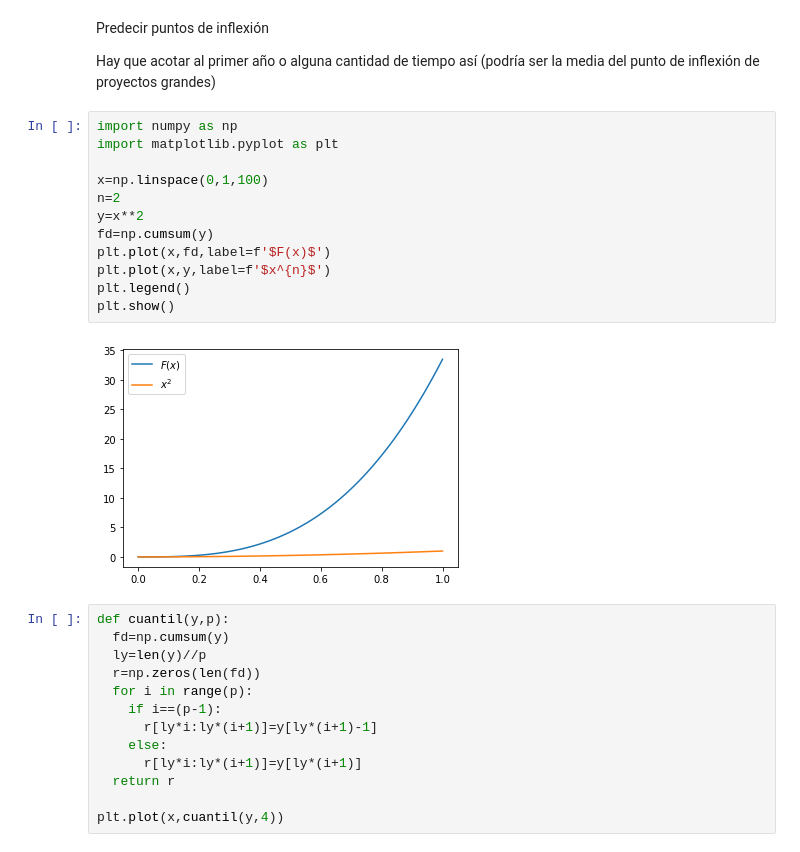
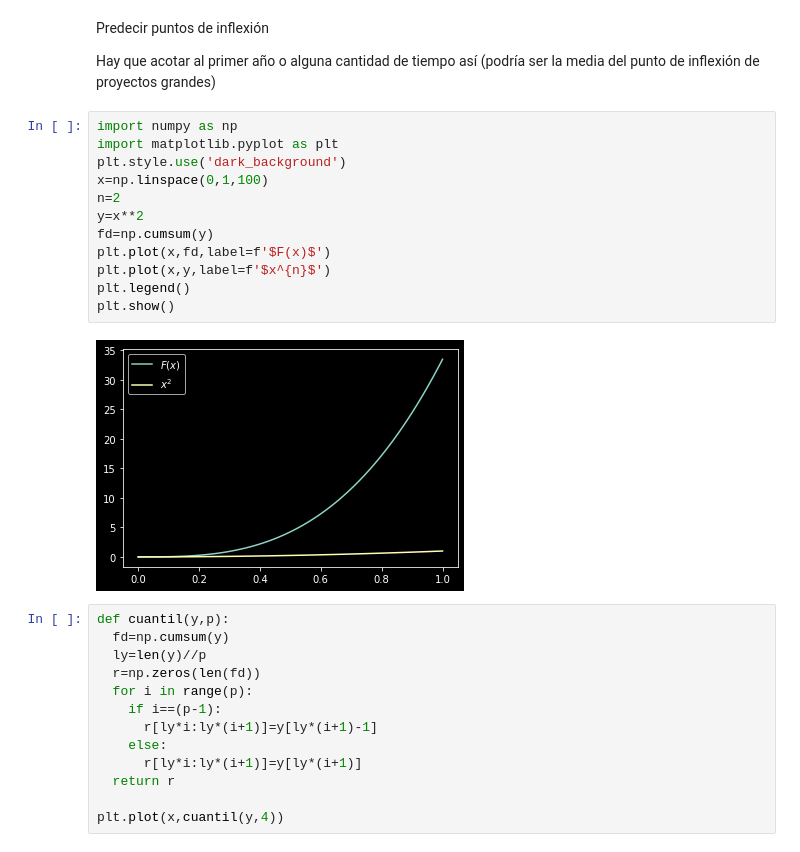
Before and after one commit to FunkySpiderman/Promisearch, a Jupyter notebook: borrador/pruebas_elbow.ipynb, the cells around one changed output. Cells and saved outputs as stored; diff of their text form.

```diff
--- a/borrador/pruebas_elbow.ipynb
+++ b/borrador/pruebas_elbow.ipynb
@@ -5,17 +5,17 @@ Hay que acotar al primer año o alguna cantidad de tiempo así (podría ser la m
 # %%
 import numpy as np
 import matplotlib.pyplot as plt
-
+plt.style.use('dark_background')
 x=np.linspace(0,1,100)
 n=2
 y=x**2
 fd=np.cumsum(y)
 plt.plot(x,fd,label=f'$F(x)$')
 plt.plot(x,y,label=f'$x^{n}$')
 plt.legend()
 plt.show()
 # %% [output]
-[figure, old version]
+[figure, new version]
 # %%
 def cuantil(y,p):
   fd=np.cumsum(y)
```
Also changed, not shown: 18 other files.
